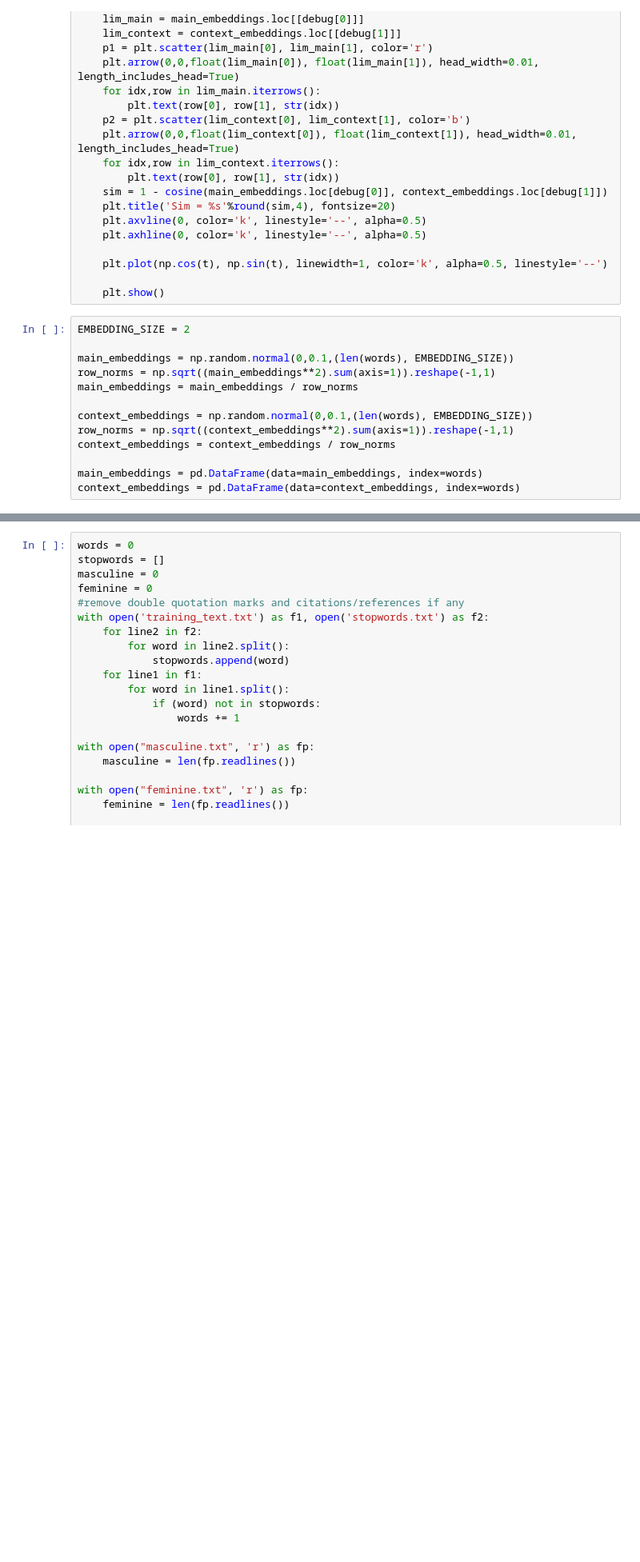
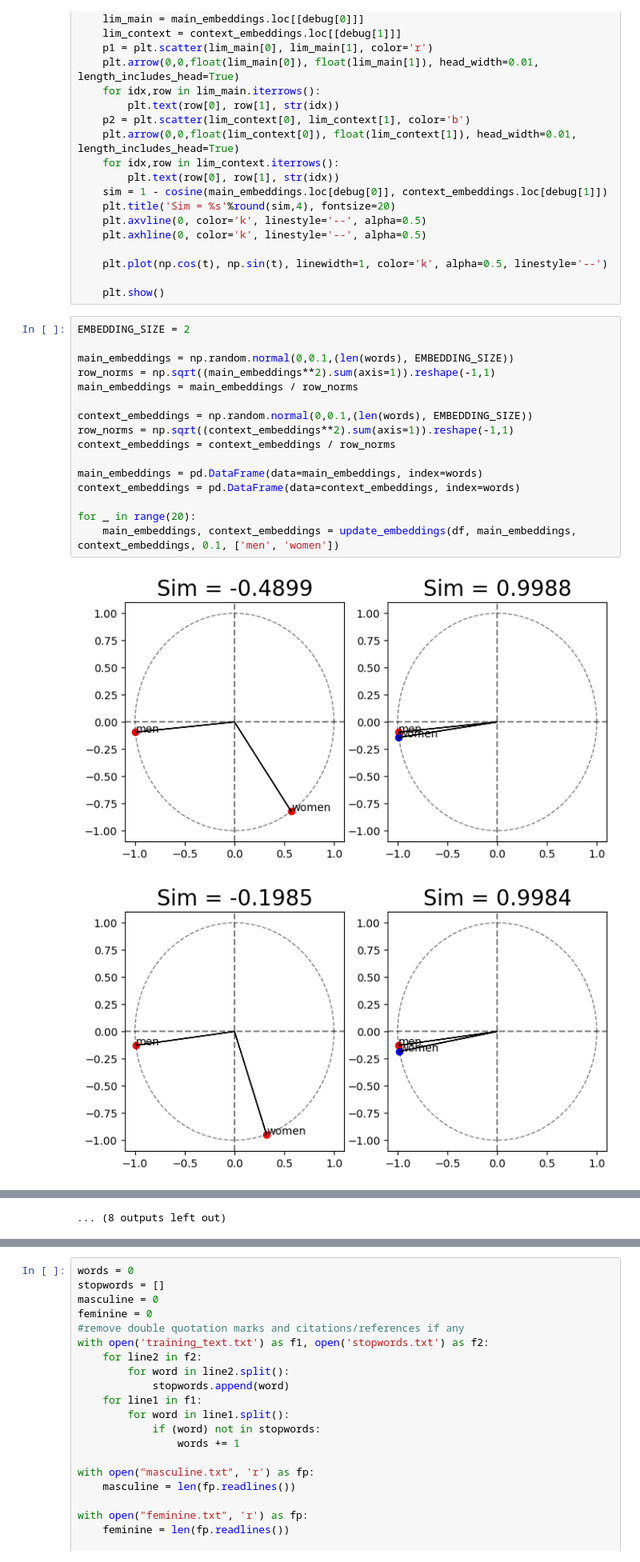
Before and after one commit to ray-chenn/Gender-Inclusiveness, a Jupyter notebook: Word2Vec.ipynb, the cells around one changed output, grey strips where cells are left out. Shown at 80% size. Cells and saved outputs as stored; diff of their text form; blank space fills up the shorter version.

```diff
--- a/Word2Vec.ipynb
+++ b/Word2Vec.ipynb
@@ -132,13 +140,19 @@ def plot_words(debug):
 # %%
 EMBEDDING_SIZE = 2
 
 main_embeddings = np.random.normal(0,0.1,(len(words), EMBEDDING_SIZE))
 row_norms = np.sqrt((main_embeddings**2).sum(axis=1)).reshape(-1,1)
 main_embeddings = main_embeddings / row_norms
 
 context_embeddings = np.random.normal(0,0.1,(len(words), EMBEDDING_SIZE))
 row_norms = np.sqrt((context_embeddings**2).sum(axis=1)).reshape(-1,1)
 context_embeddings = context_embeddings / row_norms
 
 main_embeddings = pd.DataFrame(data=main_embeddings, index=words)
 context_embeddings = pd.DataFrame(data=context_embeddings, index=words)
+
+for _ in range(20):
+    main_embeddings, context_embeddings = update_embeddings(df, main_embeddings, context_embeddings, 0.1, ['men', 'women'])
+# %% [output]
+[figure, added]
+[figure, added]
@@ -145 +169,2 @@ context_embeddings = pd.DataFrame(data=context_embeddings, index=words)
+... (8 outputs left out)
 # %%
```
Also changed, not shown: parts of 5 cells of this notebook.
